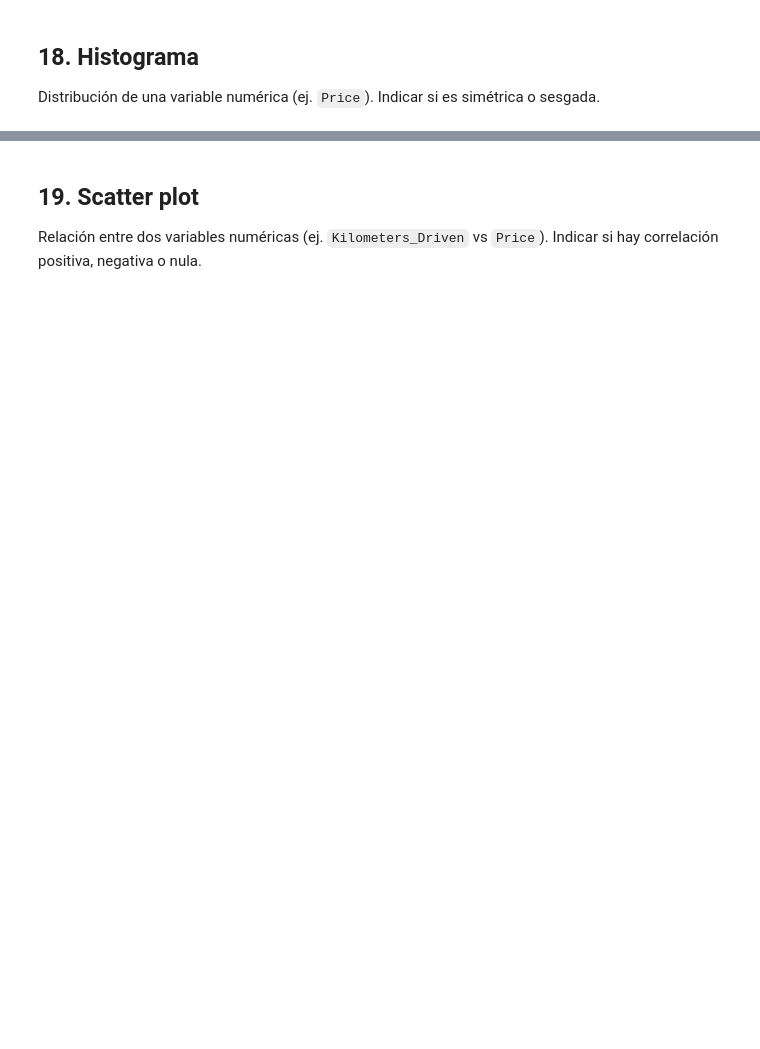
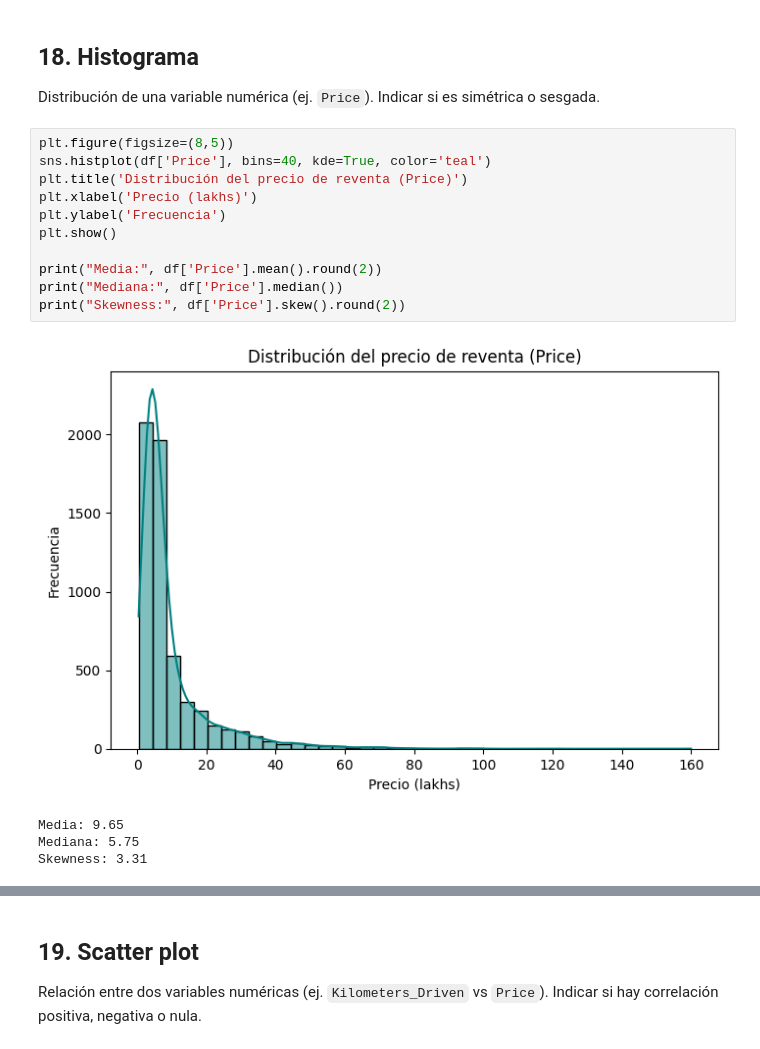
Before and after one commit to Jjes07/FundamentosML-Workshop1, a Jupyter notebook: EDA.ipynb, the cells around one changed output, grey strips where cells are left out. Drawn from its saved outputs; the diff is of its cells as text; blank space fills up the shorter version.

```diff
--- a/EDA.ipynb
+++ b/EDA.ipynb
@@ -720,4 +865,20 @@ Proporción de una variable categórica binaria o con pocas categorías (ej. `Tr
 ## 18. Histograma
 
 Distribución de una variable numérica (ej. `Price`). Indicar si es simétrica o sesgada.
+# %%
+plt.figure(figsize=(8,5))
+sns.histplot(df['Price'], bins=40, kde=True, color='teal')
+plt.title('Distribución del precio de reventa (Price)')
+plt.xlabel('Precio (lakhs)')
+plt.ylabel('Frecuencia')
+plt.show()
+
+print("Media:", df['Price'].mean().round(2))
+print("Mediana:", df['Price'].median())
+print("Skewness:", df['Price'].skew().round(2))
+# %% [output]
+[figure, added]
+Media: 9.65
+Mediana: 5.75
+Skewness: 3.31
 # %% [markdown]
```
Also changed, not shown: parts of 29 cells of this notebook.
